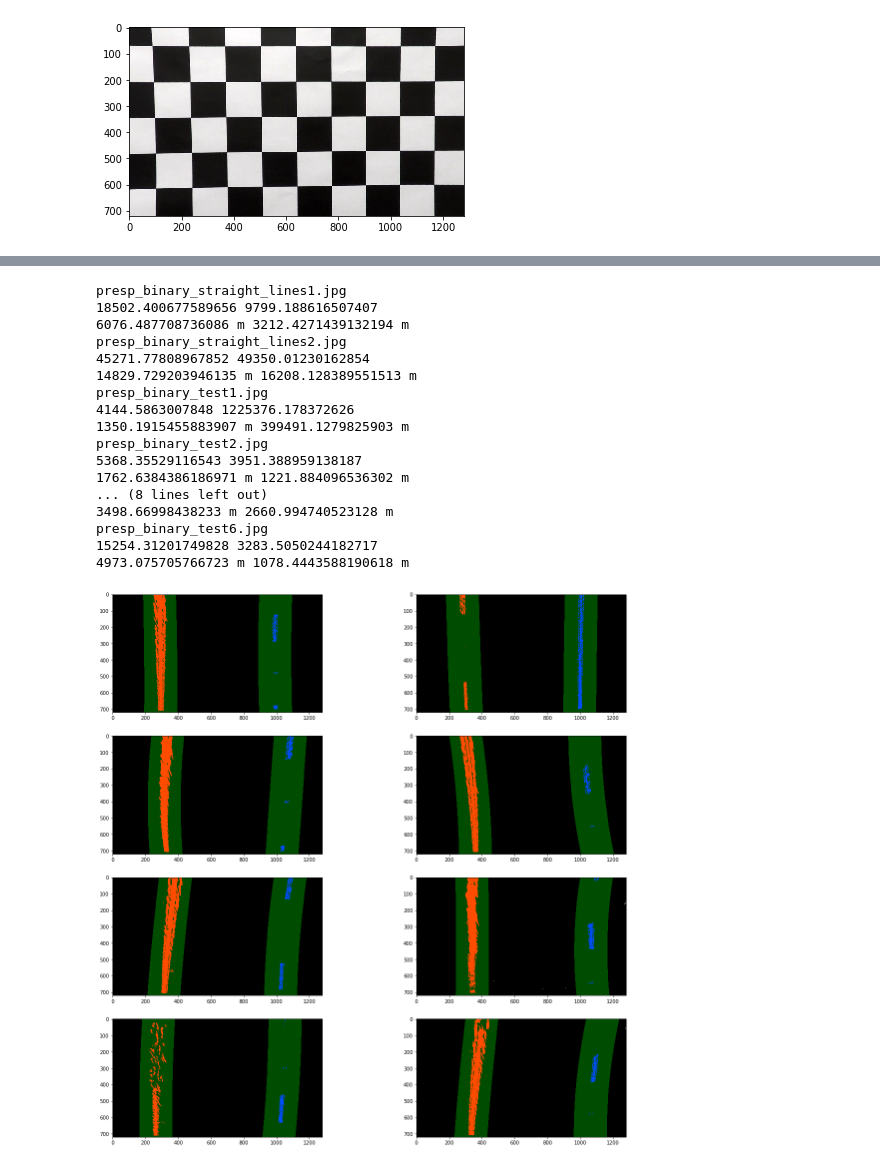
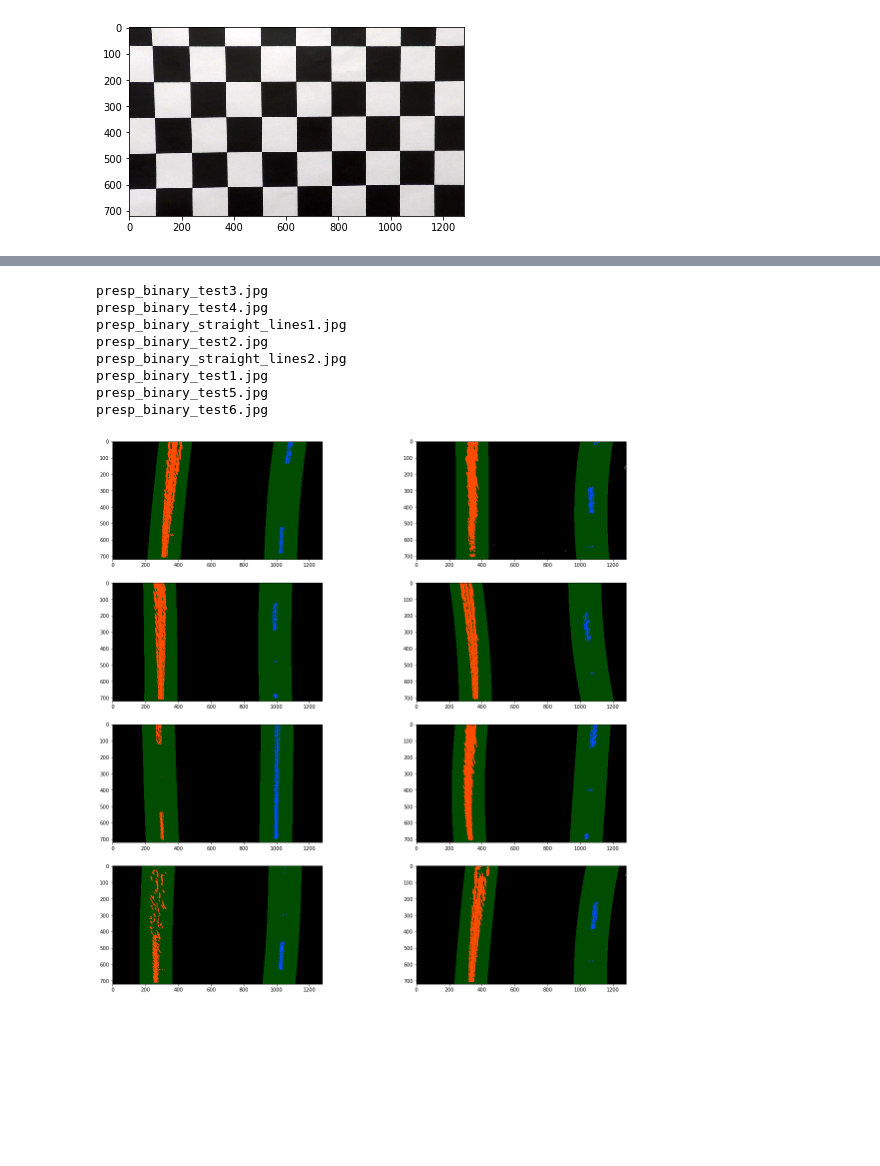
Before and after one commit to emoyers/CarND-Advanced-Lane-Lines, a Jupyter notebook: P2.ipynb, the cells around one changed output, grey strips where cells are left out. Drawn from its saved outputs; the diff is of its cells as text; code cells hidden in the pictures; blank space fills up the shorter version.

```diff
--- a/P2.ipynb
+++ b/P2.ipynb
@@ -54,7 +55,11 @@ dst = cv2.undistort(test_image, mtx, dist, None, mtx)
 # should produce output like the example image shown above this quiz.
 def get_binary_filtered_img(path,mtx, dist, saturation_thresh=(170, 255), sobel_thresh=(20, 100), light_thresh=(0,80)):
 
-    img = mpimg.imread(path)
+    #reading in an image
+    if type(path) == type("String"):
+        img = mpimg.imread(path)
+    else:
+        img = path
 
     undist_image = cv2.undistort(img, mtx, dist, None, mtx)
     # Apply the following steps to img
@@ -100,6 +105,8 @@ def get_binary_filtered_img(path,mtx, dist, saturation_thresh=(170, 255), sobel_
     plt.imshow(combined_binary, cmap= 'gray')
     fig.add_subplot(2, 2, 4)
     plt.imshow((combined_binary - combined_binary_1), cmap= 'gray')'''
+
+
     return combined_binary, undist_image
 
 binary_images = {}
@@ -285,8 +292,14 @@ def fit_polynomial(binary_warped):
     leftx, lefty, rightx, righty, out_img = find_lane_pixels(binary_warped)
 
     #Fit a second order polynomial to each using `np.polyfit` ###
-    left_fit = np.polyfit(lefty,leftx,2)
-    right_fit = np.polyfit(righty,rightx,2)
+    try:
+        left_fit = np.polyfit(lefty,leftx,2)
+        right_fit = np.polyfit(righty,rightx,2)
+    except TypeError:
+        left_fit = np.array([0,0,0])
+        right_fit = np.array([0,0,0])
+        pass
+
 
     # Generate x and y values for plotting
     ploty = np.linspace(0, binary_warped.shape[0]-1, binary_warped.shape[0] )
@@ -334,8 +347,13 @@ presp_binary_test6.jpg
 # %%
 def fit_poly(img_shape, leftx, lefty, rightx, righty):
     ### Fit a second order polynomial to each with np.polyfit() ###
-    left_fit = np.polyfit(lefty,leftx,2)
-    right_fit = np.polyfit(righty,rightx,2)
+    try:
+        left_fit = np.polyfit(lefty,leftx,2)
+        right_fit = np.polyfit(righty,rightx,2)
+    except TypeError:
+        left_fit = np.array([0,0,0])
+        right_fit = np.array([0,0,0])
+        pass
     # Generate x and y values for plotting
     ploty = np.linspace(0, img_shape[0]-1, img_shape[0])
 
@@ -348,8 +366,13 @@ def fit_poly(img_shape, leftx, lefty, rightx, righty):
     # We'll choose the maximum y-value, corresponding to the bottom of the image
     y_eval = np.max(ploty)
 
-    left_fit_m = np.polyfit(lefty*ym_per_pix,leftx*xm_per_pix,2)
-    right_fit_m = np.polyfit(righty*ym_per_pix,rightx*xm_per_pix,2)
+    try:
+        left_fit_m = np.polyfit(lefty*ym_per_pix,leftx*xm_per_pix,2)
+        right_fit_m = np.polyfit(righty*ym_per_pix,rightx*xm_per_pix,2)
+    except TypeError:
+        left_fit_m = np.array([0,0,0])
+        right_fit_m = np.array([0,0,0])
+        pass
 
     # Define y-value where we want radius of curvature
     # We'll choose the maximum y-value, corresponding to the bottom of the image in m
@@ -359,12 +382,12 @@ def fit_poly(img_shape, leftx, lefty, rightx, righty):
     #Rcurve = ([1+ (dx/dy)^2]^(3/2))/(|(d2x/dy2)|) = ([1+ (2Ay + B)^2]^(3/2))/(|2A|)
     left_curve_rad = np.power((1+np.power(2*left_fit[0]*y_eval+left_fit[1],2)),(3/2))/np.absolute(2*left_fit[0])
     right_curve_rad = np.power((1+np.power(2*right_fit[0]*y_eval+right_fit[1],2)),(3/2))/np.absolute(2*right_fit[0])
-    print(left_curve_rad, right_curve_rad)
+    #print(left_curve_rad, right_curve_rad)
 
     ### Real world calculation
     left_curve_rad_m = np.power((1+np.power(2*left_fit_m[0]*y_eval_m*+left_fit_m[1],2)),(3/2))/np.absolute(2*left_fit_m[0])
     right_curve_rad_m = np.power((1+np.power(2*right_fit_m[0]*y_eval_m+right_fit_m[1],2)),(3/2))/np.absolute(2*right_fit_m[0])
-    print(left_curve_rad_m, 'm', right_curve_rad_m, 'm')
+    #print(left_curve_rad_m, 'm', right_curve_rad_m, 'm')
 
 
 
@@ -377,7 +400,7 @@ def fit_poly(img_shape, leftx, lefty, rightx, righty):
         print('The function failed to fit a line!')
         left_fitx = 1*ploty**2 + 1*ploty
         right_fitx = 1*ploty**2 + 1*ploty
-    return left_fitx, right_fitx, ploty
+    return left_fitx, right_fitx, ploty, left_curve_rad_m, right_curve_rad_m
 
 def search_around_poly(binary_warped, left_fit, right_fit):
     # HYPERPARAMETER
@@ -406,7 +429,7 @@ def search_around_poly(binary_warped, left_fit, right_fit):
     righty = nonzeroy[right_lane_inds]
 
     # Fit new polynomials
-    left_fitx, right_fitx, ploty = fit_poly(binary_warped.shape, leftx, lefty, rightx, righty)
+    left_fitx, right_fitx, ploty, left_curve_rad_m, right_curve_rad_m = fit_poly(binary_warped.shape, leftx, lefty, rightx, righty)
 
     ## Visualization ##
     # Create an image to draw on and an image to show the selection window
@@ -427,48 +450,39 @@ def search_around_poly(binary_warped, left_fit, right_fit):
                               ploty])))])
     right_line_pts = np.hstack((right_line_window1, right_line_window2))
 
     # Draw the lane onto the warped blank image
     cv2.fillPoly(window_img, np.int_([left_line_pts]), (0,255, 0))
     cv2.fillPoly(window_img, np.int_([right_line_pts]), (0,255, 0))
     result = cv2.addWeighted(out_img, 1, window_img, 0.3, 0)
 
     # Plot the polynomial lines onto the image
     #plt.plot(left_fitx, ploty, color='yellow')
     #plt.plot(right_fitx, ploty, color='yellow')
     ## End visualization steps ##
 
-    return result, left_fitx, right_fitx, ploty
+    return result, left_fitx, right_fitx, ploty, left_curve_rad_m, right_curve_rad_m
 
 #DU -Don't use it
 search_around_poly_out = {}
 fig = plt.figure(figsize=(20, 20))
 count = 1
 #poly_fit_images_items tuple contains binary_warped, out_img, left_fit, right_fit
 for key, poly_fit_images_items in poly_fit_images.items() :
     print(key)
     fig.add_subplot(4, 2, count)
     search_around_poly_out[key] = search_around_poly(poly_fit_images_items[0],poly_fit_images_items[2],poly_fit_images_items[3])
     plt.imshow(search_around_poly_out[key][0])
     count += 1
 # %% [output]
+presp_binary_test3.jpg
+presp_binary_test4.jpg
 presp_binary_straight_lines1.jpg
-18502.400677589656 9799.188616507407
-6076.487708736086 m 3212.4271439132194 m
+presp_binary_test2.jpg
 presp_binary_straight_lines2.jpg
-45271.77808967852 49350.01230162854
-14829.729203946135 m 16208.128389551513 m
 presp_binary_test1.jpg
-4144.5863007848 1225376.178372626
-1350.1915455883907 m 399491.1279825903 m
-presp_binary_test2.jpg
-5368.35529116543 3951.388959138187
-1762.6384386186971 m 1221.884096536302 m
-... (8 lines left out)
-3498.66998438233 m 2660.994740523128 m
+presp_binary_test5.jpg
 presp_binary_test6.jpg
-15254.31201749828 3283.5050244182717
-4973.075705766723 m 1078.4443588190618 m
-[figure, old version]
+[figure, new version]
 # %%
 #6.- DRAWING LINES REGION IN UNDISTORTED COLOR IMAGE
 # %%
```
Also changed, not shown: parts of 5 cells of this notebook.
